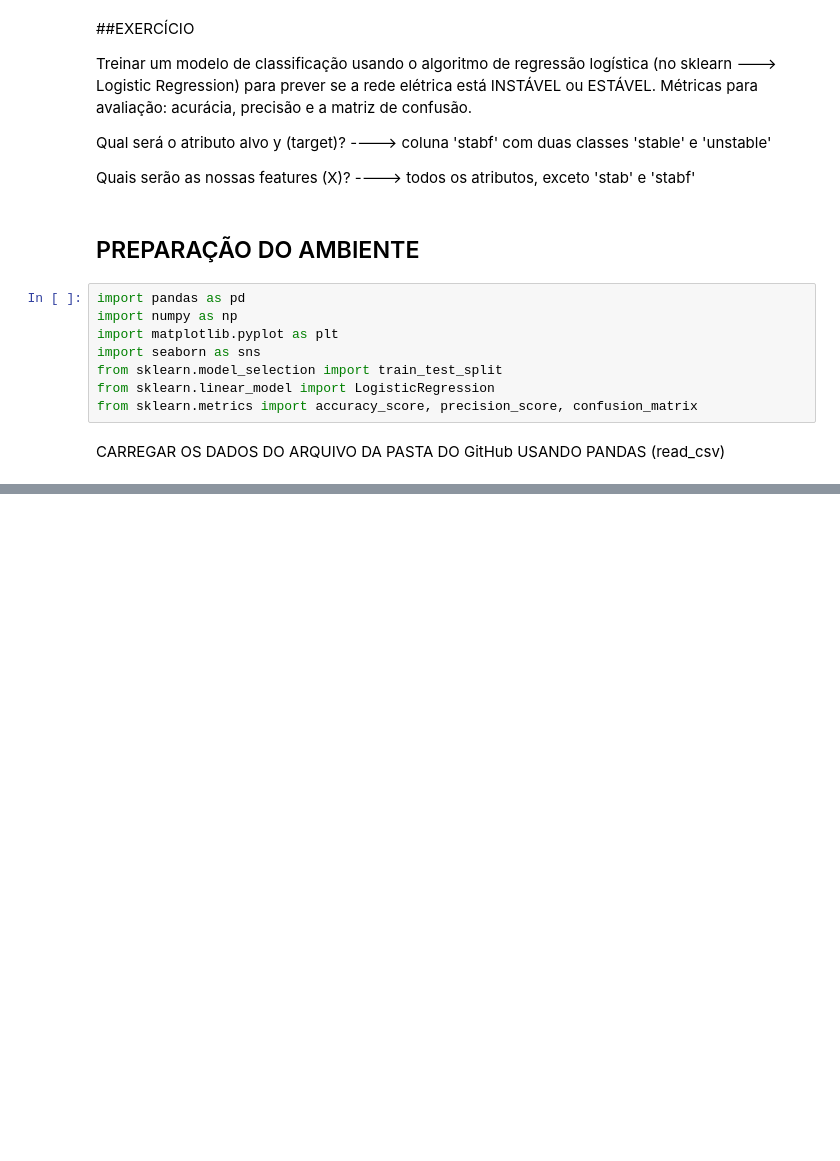
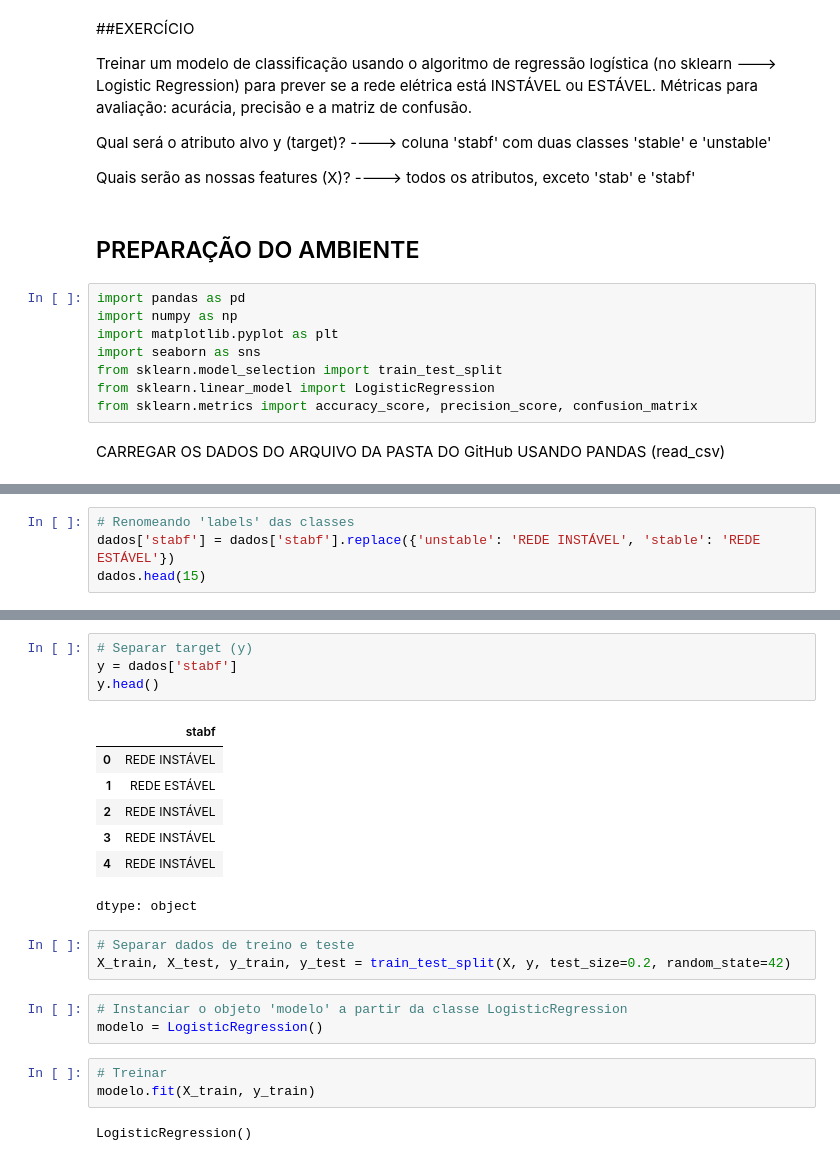
Before and after one commit to prof-atritiack/CP2-SERS-1CCPJ-ML, a Jupyter notebook: CP2_SERS_1CCPJ.ipynb, the cells around one changed output, grey strips where cells are left out. Cells and saved outputs as stored; diff of their text form; blank space fills up the shorter version.

```diff
--- a/CP2_SERS_1CCPJ.ipynb
+++ b/CP2_SERS_1CCPJ.ipynb
@@ -32,0 +103,4 @@ dados.head()
+# %%
+# Renomeando 'labels' das classes
+dados['stabf'] = dados['stabf'].replace({'unstable': 'REDE INSTÁVEL', 'stable': 'REDE ESTÁVEL'})
+dados.head(15)
@@ -32,0 +139,23 @@ dados.head()
+# %%
+# Separar target (y)
+y = dados['stabf']
+y.head()
+# %% [output]
+|  | stabf |
+| 0 | REDE INSTÁVEL |
+| 1 | REDE ESTÁVEL |
+| 2 | REDE INSTÁVEL |
+| 3 | REDE INSTÁVEL |
+| 4 | REDE INSTÁVEL |
+dtype: object
+# %%
+# Separar dados de treino e teste
+X_train, X_test, y_train, y_test = train_test_split(X, y, test_size=0.2, random_state=42)
+# %%
+# Instanciar o objeto 'modelo' a partir da classe LogisticRegression
+modelo = LogisticRegression()
+# %%
+# Treinar
+modelo.fit(X_train, y_train)
+# %% [output]
+LogisticRegression()
```
Also changed, not shown: parts of 16 cells of this notebook.
